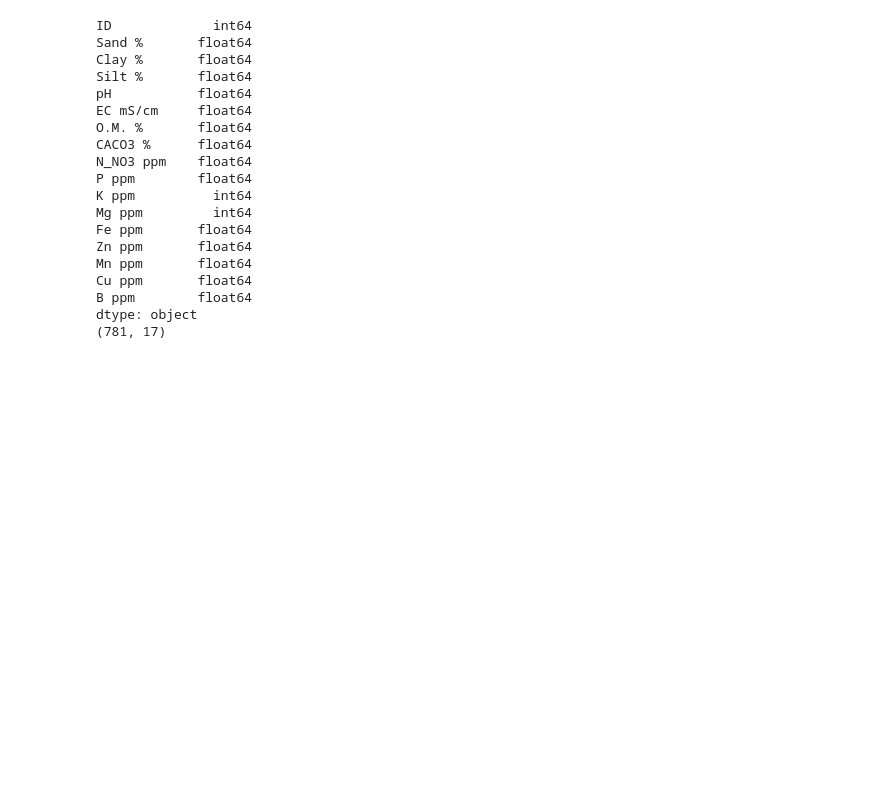
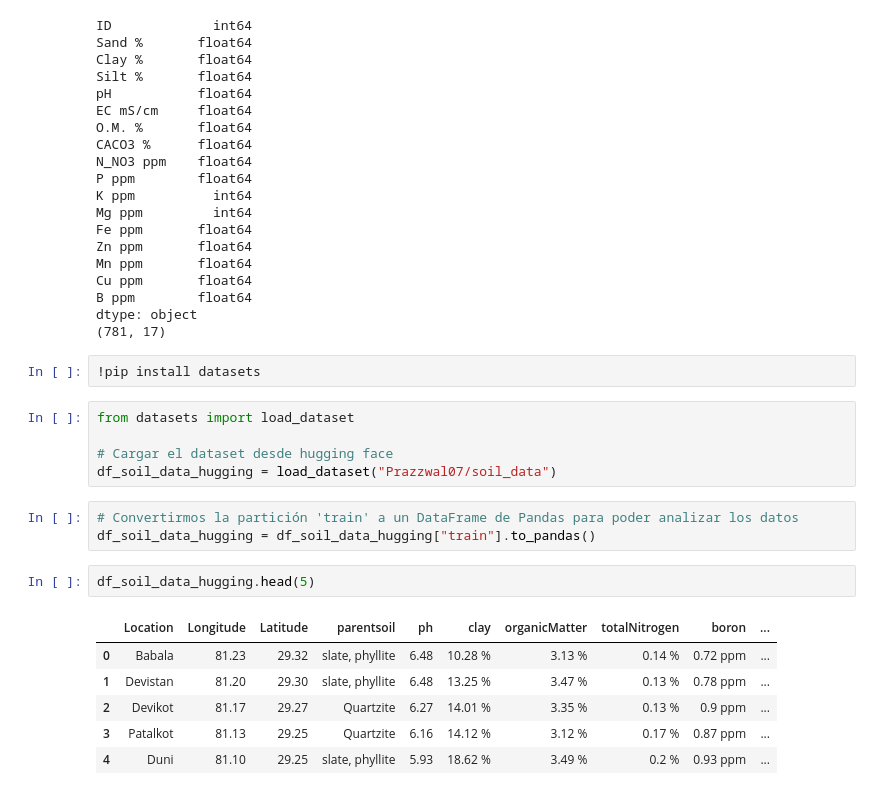
Before and after one commit to ETL-Maestria-IA/ETL, a Jupyter notebook: ETL_Extracción.ipynb, the cells around one changed output. Cells and saved outputs as stored; diff of their text form; blank space fills up the shorter version.

```diff
--- a/ETL_Extracción.ipynb
+++ b/ETL_Extracción.ipynb
@@ -105,3 +105,22 @@ Cu ppm       float64
 B ppm        float64
 dtype: object
 (781, 17)
+# %%
+!pip install datasets
+# %%
+from datasets import load_dataset
+
+# Cargar el dataset desde hugging face
+df_soil_data_hugging = load_dataset("Prazzwal07/soil_data")
+# %%
+# Convertirmos la partición 'train' a un DataFrame de Pandas para poder analizar los datos
+df_soil_data_hugging = df_soil_data_hugging["train"].to_pandas()
+# %%
+df_soil_data_hugging.head(5)
+# %% [output]
+|  | Location | Longitude | Latitude | parentsoil | ph | clay | organicMatter | totalNitrogen | boron | ... |
+| 0 | Babala | 81.23 | 29.32 | slate, phyllite | 6.48 | 10.28 % | 3.13 % | 0.14 % | 0.72 ppm | ... |
+| 1 | Devistan | 81.20 | 29.30 | slate, phyllite | 6.48 | 13.25 % | 3.47 % | 0.13 % | 0.78 ppm | ... |
+| 2 | Devikot | 81.17 | 29.27 | Quartzite | 6.27 | 14.01 % | 3.35 % | 0.13 % | 0.9 ppm | ... |
+| 3 | Patalkot | 81.13 | 29.25 | Quartzite | 6.16 | 14.12 % | 3.12 % | 0.17 % | 0.87 ppm | ... |
+| 4 | Duni | 81.10 | 29.25 | slate, phyllite | 5.93 | 18.62 % | 3.49 % | 0.2 % | 0.93 ppm | ... |
```
Also changed, not shown: parts of 6 cells of this notebook.
